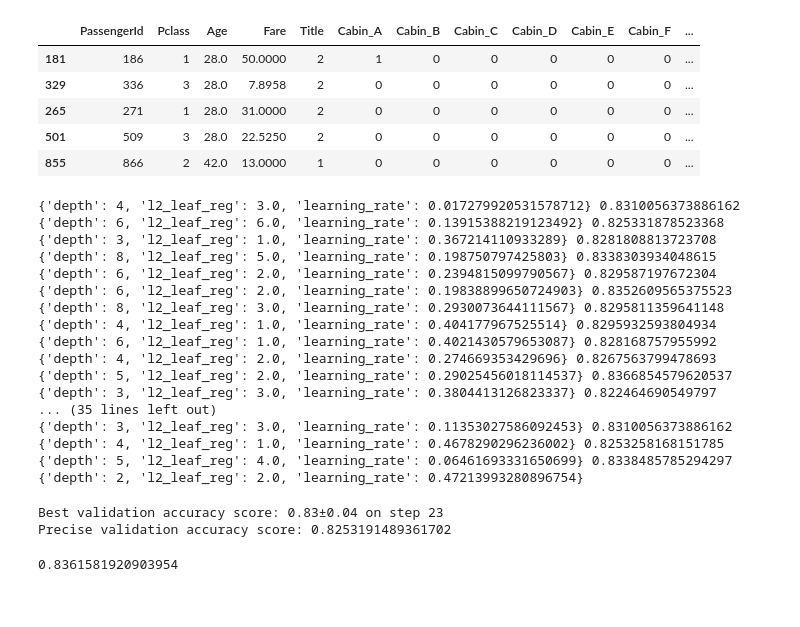
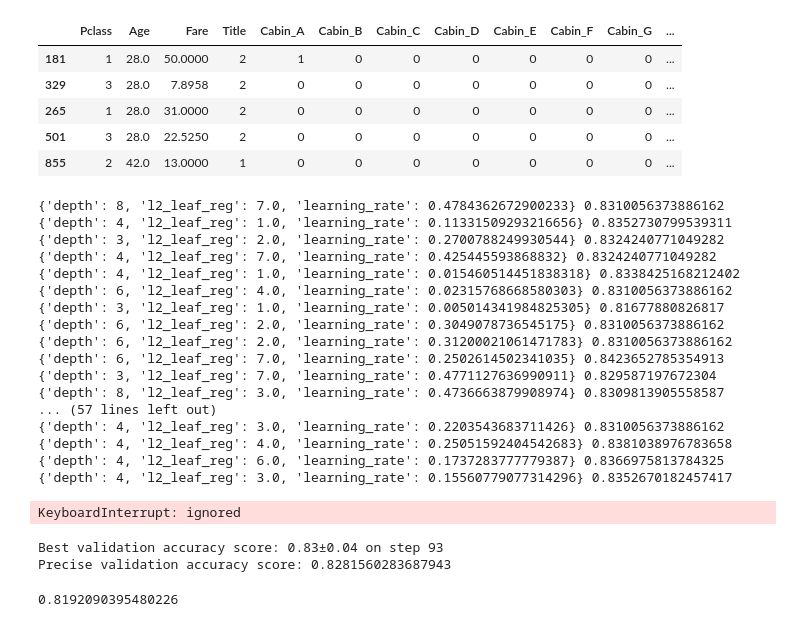
Before and after one commit to dakshnpci/NPCIMLTraining, a Jupyter notebook: Ensemble.ipynb, the cells around one changed output. Saved outputs shown, nothing was run; the diff lists cells and outputs as text; code cells hidden in the pictures.

```diff
--- a/Ensemble.ipynb
+++ b/Ensemble.ipynb
@@ -87,7 +87,7 @@ titanic_data.Fare.fillna(median_fare, inplace = True)
 titanic_data['FamilySize'] = titanic_data['SibSp'] + titanic_data['Parch']+1
 titanic_data['GenderClass'] = titanic_data.apply(lambda x: 'child' if x['Age'] < 15 else x['Sex'],axis=1)
 titanic_data = pd.get_dummies(titanic_data, columns=['GenderClass','Embarked'], drop_first=True)
-titanic = titanic_data.drop(['Name','Ticket','Sex','SibSp','Parch'], axis = 1)
+titanic = titanic_data.drop(['Name','Ticket','Sex','SibSp','Parch','PassengerId'], axis = 1)
 titanic.head()
 X = titanic.loc[:,titanic.columns != 'Survived']
 y = titanic.Survived
@@ -95,15 +95,15 @@ y = titanic.Survived
 
 from sklearn.cross_validation import train_test_split
 X_train, X_test, y_train, y_test = train_test_split(X, y, test_size=0.20, random_state=1)
-# %%
-train_pool = Pool(X_train, y_train, cat_features=categorical_features_indices)
-# %% [output]
-|  | PassengerId | Pclass | Age | Fare | Title | Cabin_A | Cabin_B | Cabin_C | Cabin_D | Cabin_E | Cabin_F | ... |
-| 181 | 186 | 1 | 28.0 | 50.0000 | 2 | 1 | 0 | 0 | 0 | 0 | 0 | ... |
-| 329 | 336 | 3 | 28.0 | 7.8958 | 2 | 0 | 0 | 0 | 0 | 0 | 0 | ... |
-| 265 | 271 | 1 | 28.0 | 31.0000 | 2 | 0 | 0 | 0 | 0 | 0 | 0 | ... |
-| 501 | 509 | 3 | 28.0 | 22.5250 | 2 | 0 | 0 | 0 | 0 | 0 | 0 | ... |
-| 855 | 866 | 2 | 42.0 | 13.0000 | 1 | 0 | 0 | 0 | 0 | 0 | 0 | ... |
+# %%
+X_train.head(5)
+# %% [output]
+|  | Pclass | Age | Fare | Title | Cabin_A | Cabin_B | Cabin_C | Cabin_D | Cabin_E | Cabin_F | Cabin_G | ... |
+| 181 | 1 | 28.0 | 50.0000 | 2 | 1 | 0 | 0 | 0 | 0 | 0 | 0 | ... |
+| 329 | 3 | 28.0 | 7.8958 | 2 | 0 | 0 | 0 | 0 | 0 | 0 | 0 | ... |
+| 265 | 1 | 28.0 | 31.0000 | 2 | 0 | 0 | 0 | 0 | 0 | 0 | 0 | ... |
+| 501 | 3 | 28.0 | 22.5250 | 2 | 0 | 0 | 0 | 0 | 0 | 0 | 0 | ... |
+| 855 | 2 | 42.0 | 13.0000 | 1 | 0 | 0 | 0 | 0 | 0 | 0 | 0 | ... |
 # %%
 import hyperopt
 from catboost import CatBoostClassifier, Pool, cv
@@ -115,7 +115,7 @@ def hyperopt_objective(params):
         l2_leaf_reg=int(params['l2_leaf_reg']),
         learning_rate=params['learning_rate'],
         depth=params['depth'],
-        iterations=500,
+        iterations=1000,
         eval_metric='Accuracy',
         od_type='Iter',
         od_wait=40,
@@ -145,38 +145,40 @@ best = hyperopt.fmin(
     hyperopt_objective,
     space=params_space,
     algo=hyperopt.tpe.suggest,
-    max_evals=50,
+    max_evals=100,
     trials=trials
 )
 
+print("+++++++++++++++++++++++++++++++++++++++++++++++++++++")
 print(best)
 # %% [output]
-{'depth': 4, 'l2_leaf_reg': 3.0, 'learning_rate': 0.017279920531578712} 0.8310056373886162
-{'depth': 6, 'l2_leaf_reg': 6.0, 'learning_rate': 0.13915388219123492} 0.825331878523368
-{'depth': 3, 'l2_leaf_reg': 1.0, 'learning_rate': 0.367214110933289} 0.8281808813723708
-{'depth': 8, 'l2_leaf_reg': 5.0, 'learning_rate': 0.198750797425803} 0.8338303934048615
-{'depth': 6, 'l2_leaf_reg': 2.0, 'learning_rate': 0.2394815099790567} 0.829587197672304
-{'depth': 6, 'l2_leaf_reg': 2.0, 'learning_rate': 0.19838899650724903} 0.8352609565375523
-{'depth': 8, 'l2_leaf_reg': 3.0, 'learning_rate': 0.2930073644111567} 0.8295811359641148
-{'depth': 4, 'l2_leaf_reg': 1.0, 'learning_rate': 0.404177967525514} 0.8295932593804934
-{'depth': 6, 'l2_leaf_reg': 1.0, 'learning_rate': 0.4021430579653087} 0.828168757955992
-{'depth': 4, 'l2_leaf_reg': 2.0, 'learning_rate': 0.274669353429696} 0.8267563799478693
-{'depth': 5, 'l2_leaf_reg': 2.0, 'learning_rate': 0.29025456018114537} 0.8366854579620537
-{'depth': 3, 'l2_leaf_reg': 3.0, 'learning_rate': 0.3804413126823337} 0.822464690549797
-... (35 lines left out)
-{'depth': 3, 'l2_leaf_reg': 3.0, 'learning_rate': 0.11353027586092453} 0.8310056373886162
-{'depth': 4, 'l2_leaf_reg': 1.0, 'learning_rate': 0.4678290296236002} 0.8253258168151785
-{'depth': 5, 'l2_leaf_reg': 4.0, 'learning_rate': 0.06461693331650699} 0.8338485785294297
-{'depth': 2, 'l2_leaf_reg': 2.0, 'learning_rate': 0.47213993280896754}
+{'depth': 8, 'l2_leaf_reg': 7.0, 'learning_rate': 0.4784362672900233} 0.8310056373886162
+{'depth': 4, 'l2_leaf_reg': 1.0, 'learning_rate': 0.11331509293216656} 0.8352730799539311
+{'depth': 3, 'l2_leaf_reg': 2.0, 'learning_rate': 0.2700788249930544} 0.8324240771049282
+{'depth': 4, 'l2_leaf_reg': 7.0, 'learning_rate': 0.425445593868832} 0.8324240771049282
+{'depth': 4, 'l2_leaf_reg': 1.0, 'learning_rate': 0.015460514451838318} 0.8338425168212402
+{'depth': 6, 'l2_leaf_reg': 4.0, 'learning_rate': 0.02315768668580303} 0.8310056373886162
+{'depth': 3, 'l2_leaf_reg': 1.0, 'learning_rate': 0.005014341984825305} 0.81677880826817
+{'depth': 6, 'l2_leaf_reg': 2.0, 'learning_rate': 0.3049078736545175} 0.8310056373886162
+{'depth': 6, 'l2_leaf_reg': 2.0, 'learning_rate': 0.31200021061471783} 0.8310056373886162
+{'depth': 6, 'l2_leaf_reg': 7.0, 'learning_rate': 0.2502614502341035} 0.8423652785354913
+{'depth': 3, 'l2_leaf_reg': 7.0, 'learning_rate': 0.4771127636990911} 0.829587197672304
+{'depth': 8, 'l2_leaf_reg': 3.0, 'learning_rate': 0.4736663879908974} 0.8309813905558587
+... (57 lines left out)
+{'depth': 4, 'l2_leaf_reg': 3.0, 'learning_rate': 0.2203543683711426} 0.8310056373886162
+{'depth': 4, 'l2_leaf_reg': 4.0, 'learning_rate': 0.25051592404542683} 0.8381038976783658
+{'depth': 4, 'l2_leaf_reg': 6.0, 'learning_rate': 0.1737283777779387} 0.8366975813784325
+{'depth': 4, 'l2_leaf_reg': 3.0, 'learning_rate': 0.15560779077314296} 0.8352670182457417
+KeyboardInterrupt: ignored
 # %%
 #best = {'depth': 6, 'l2_leaf_reg': 1.0, 'learning_rate': 0.07395682681736576}
 
 model = CatBoostClassifier(
-    #l2_leaf_reg=int(best['l2_leaf_reg']),
-    #learning_rate=best['learning_rate'],
+    l2_leaf_reg=4,
+    learning_rate=0.22,
     #depth=best['depth'],
-    depth=3,
-    iterations=300,
+    depth=4,
+    iterations=1000,
     eval_metric='Accuracy',
     #od_type='Iter',
     #od_wait=40,
@@ -201,9 +203,9 @@ print('Precise validation accuracy score: {}'.format(np.max(cv_data['test-Accura
 model.fit(train_pool);
 model.score(X_test, y_test)
 # %% [output]
-Best validation accuracy score: 0.83±0.04 on step 23
-Precise validation accuracy score: 0.8253191489361702
+Best validation accuracy score: 0.83±0.04 on step 93
+Precise validation accuracy score: 0.8281560283687943
-0.8361581920903954
+0.8192090395480226
 # %%
 from sklearn.metrics import confusion_matrix
 y_pred_test = model.predict(X_test)
```
Also changed, not shown: parts of 4 cells of this notebook.
